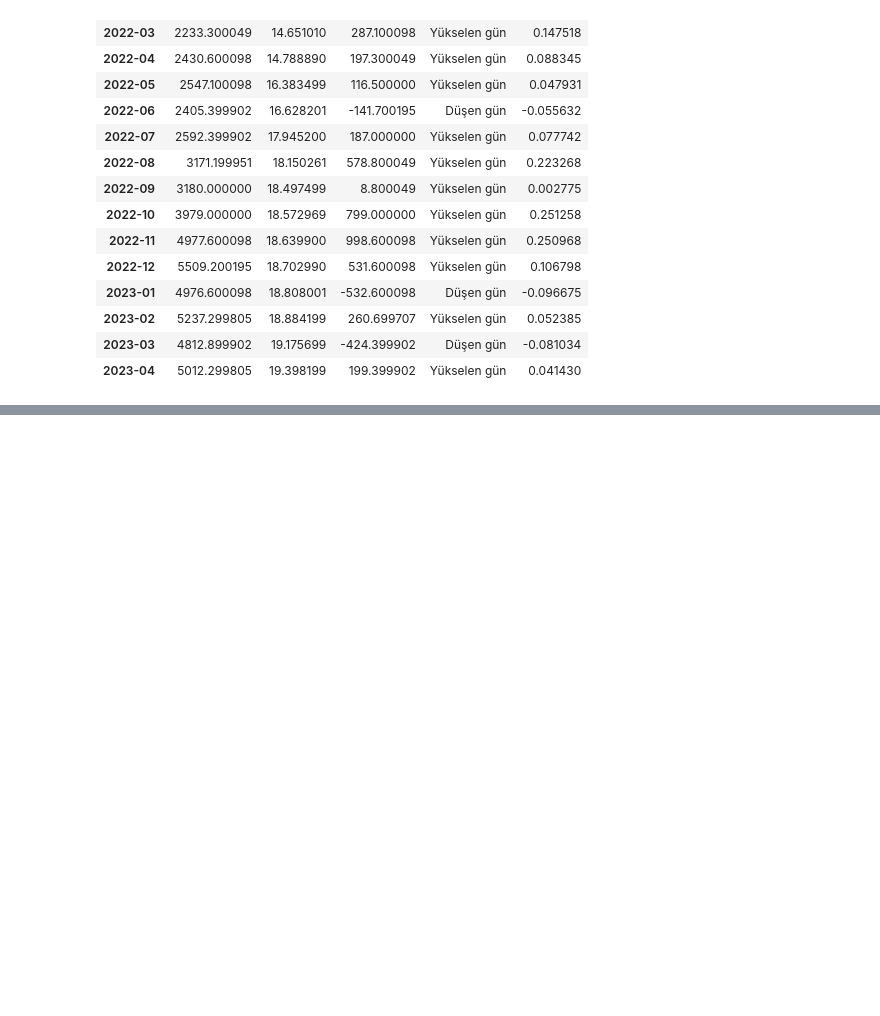
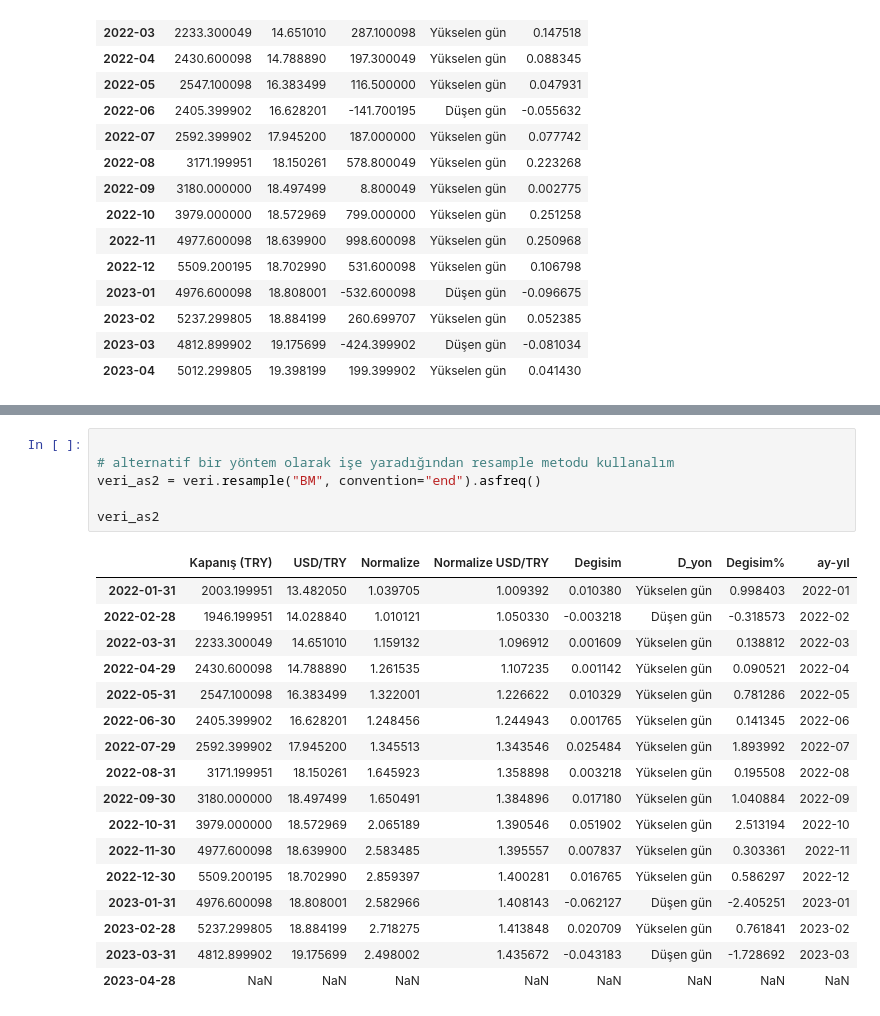
Before and after one commit to Abdulkadir2516/GMKA_Abdulkadir_Yesilkaya, a Jupyter notebook: Python_Hatırlatma.ipynb, the cells around one changed output, grey strips where cells are left out. Drawn from its saved outputs; the diff is of its cells as text; blank space fills up the shorter version.

Commit message:
Veri Örnekleme 3. Bölüm Sonu

```diff
--- a/Python_Hatırlatma.ipynb
+++ b/Python_Hatırlatma.ipynb
@@ -546,3 +546,27 @@ px.bar(veri_as,x=veri_as.index, y="Degisim%",color="D_yon",
        text_auto=".0%")
 # %% [output]
 [interactive output not drawn]
+# %%
+
+# alternatif bir yöntem olarak işe yaradığından resample metodu kullanalım
+veri_as2 = veri.resample("BM", convention="end").asfreq()
+
+veri_as2
+# %% [output]
+|  | Kapanış (TRY) | USD/TRY | Normalize | Normalize USD/TRY | Degisim | D_yon | Degisim% | ay-yıl |
+| 2022-01-31 | 2003.199951 | 13.482050 | 1.039705 | 1.009392 | 0.010380 | Yükselen gün | 0.998403 | 2022-01 |
+| 2022-02-28 | 1946.199951 | 14.028840 | 1.010121 | 1.050330 | -0.003218 | Düşen gün | -0.318573 | 2022-02 |
+| 2022-03-31 | 2233.300049 | 14.651010 | 1.159132 | 1.096912 | 0.001609 | Yükselen gün | 0.138812 | 2022-03 |
+| 2022-04-29 | 2430.600098 | 14.788890 | 1.261535 | 1.107235 | 0.001142 | Yükselen gün | 0.090521 | 2022-04 |
+| 2022-05-31 | 2547.100098 | 16.383499 | 1.322001 | 1.226622 | 0.010329 | Yükselen gün | 0.781286 | 2022-05 |
+| 2022-06-30 | 2405.399902 | 16.628201 | 1.248456 | 1.244943 | 0.001765 | Yükselen gün | 0.141345 | 2022-06 |
+| 2022-07-29 | 2592.399902 | 17.945200 | 1.345513 | 1.343546 | 0.025484 | Yükselen gün | 1.893992 | 2022-07 |
+| 2022-08-31 | 3171.199951 | 18.150261 | 1.645923 | 1.358898 | 0.003218 | Yükselen gün | 0.195508 | 2022-08 |
+| 2022-09-30 | 3180.000000 | 18.497499 | 1.650491 | 1.384896 | 0.017180 | Yükselen gün | 1.040884 | 2022-09 |
+| 2022-10-31 | 3979.000000 | 18.572969 | 2.065189 | 1.390546 | 0.051902 | Yükselen gün | 2.513194 | 2022-10 |
+| 2022-11-30 | 4977.600098 | 18.639900 | 2.583485 | 1.395557 | 0.007837 | Yükselen gün | 0.303361 | 2022-11 |
+| 2022-12-30 | 5509.200195 | 18.702990 | 2.859397 | 1.400281 | 0.016765 | Yükselen gün | 0.586297 | 2022-12 |
+| 2023-01-31 | 4976.600098 | 18.808001 | 2.582966 | 1.408143 | -0.062127 | Düşen gün | -2.405251 | 2023-01 |
+| 2023-02-28 | 5237.299805 | 18.884199 | 2.718275 | 1.413848 | 0.020709 | Yükselen gün | 0.761841 | 2023-02 |
+| 2023-03-31 | 4812.899902 | 19.175699 | 2.498002 | 1.435672 | -0.043183 | Düşen gün | -1.728692 | 2023-03 |
+| 2023-04-28 | NaN | NaN | NaN | NaN | NaN | NaN | NaN | NaN |
```
Also changed, not shown: parts of 1 cell of this notebook.
